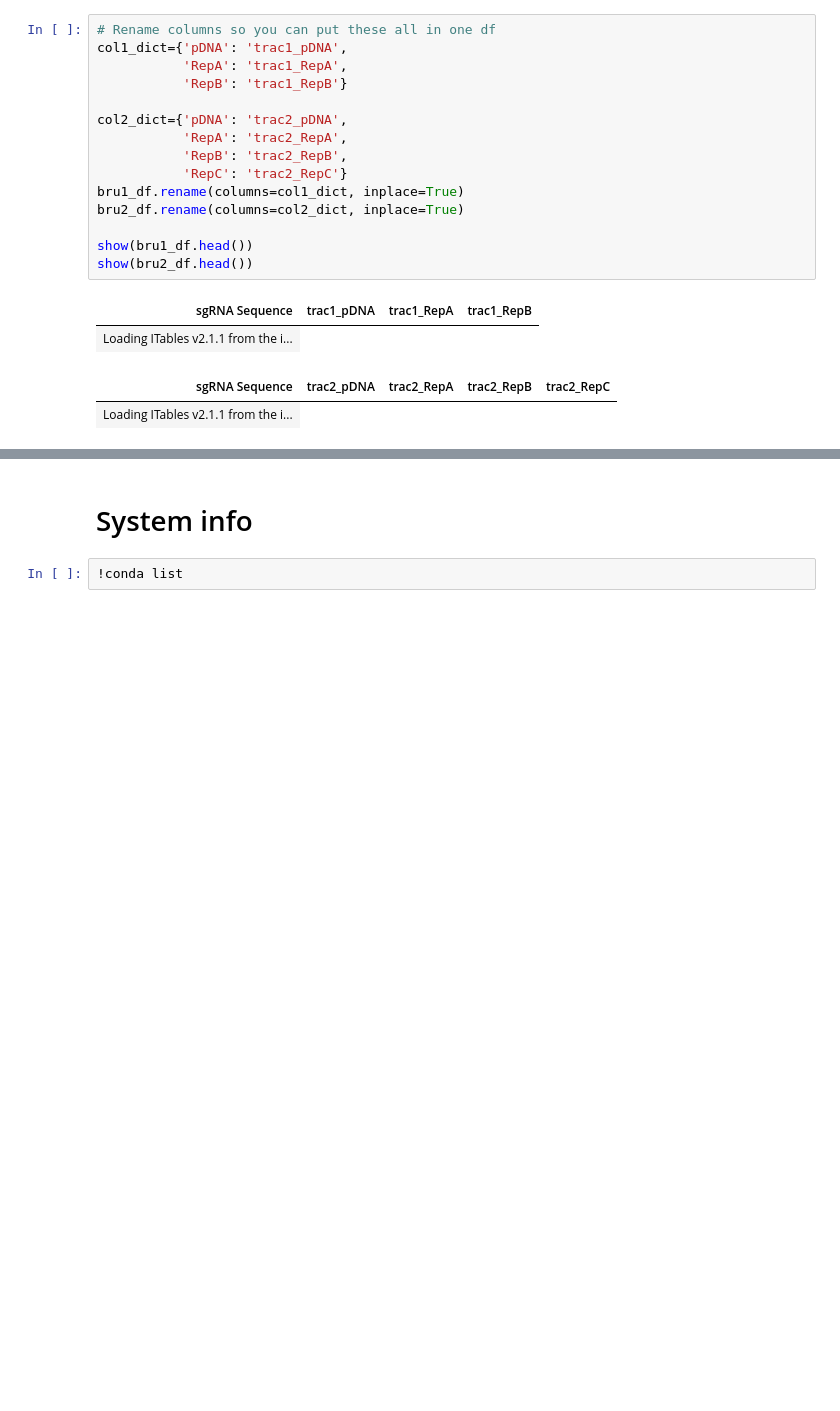
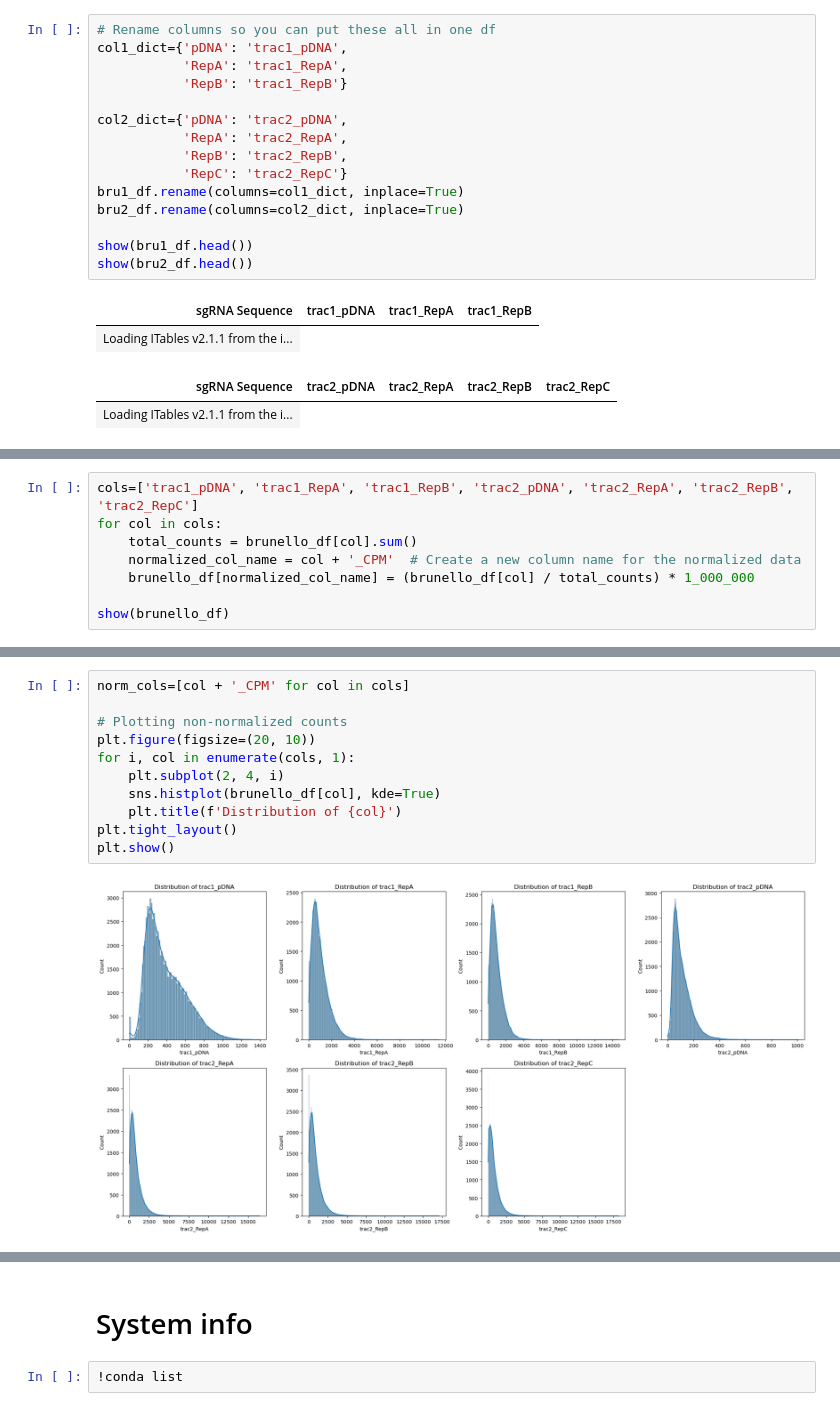
Before and after one commit to deannachurch/SBCapstone_CRISPRScreens, a Jupyter notebook: notebooks/Brunello_count_library.ipynb, the cells around one changed output, grey strips where cells are left out. Saved outputs shown, nothing was run; the diff lists cells and outputs as text; blank space fills up the shorter version.

Commit message:
plotted initial distributions

```diff
--- a/notebooks/Brunello_count_library.ipynb
+++ b/notebooks/Brunello_count_library.ipynb
@@ -656,0 +680,8 @@ show(brunello_df.head())
+# %%
+cols=['trac1_pDNA', 'trac1_RepA', 'trac1_RepB', 'trac2_pDNA', 'trac2_RepA', 'trac2_RepB', 'trac2_RepC']
+for col in cols:
+    total_counts = brunello_df[col].sum()
+    normalized_col_name = col + '_CPM'  # Create a new column name for the normalized data
+    brunello_df[normalized_col_name] = (brunello_df[col] / total_counts) * 1_000_000
+
+show(brunello_df)
@@ -656,0 +691,13 @@ show(brunello_df.head())
+# %%
+norm_cols=[col + '_CPM' for col in cols]
+
+# Plotting non-normalized counts
+plt.figure(figsize=(20, 10))
+for i, col in enumerate(cols, 1):
+    plt.subplot(2, 4, i)
+    sns.histplot(brunello_df[col], kde=True)
+    plt.title(f'Distribution of {col}')
+plt.tight_layout()
+plt.show()
+# %% [output]
+[figure, added]
```
Also changed, not shown: parts of 4 cells of this notebook.
